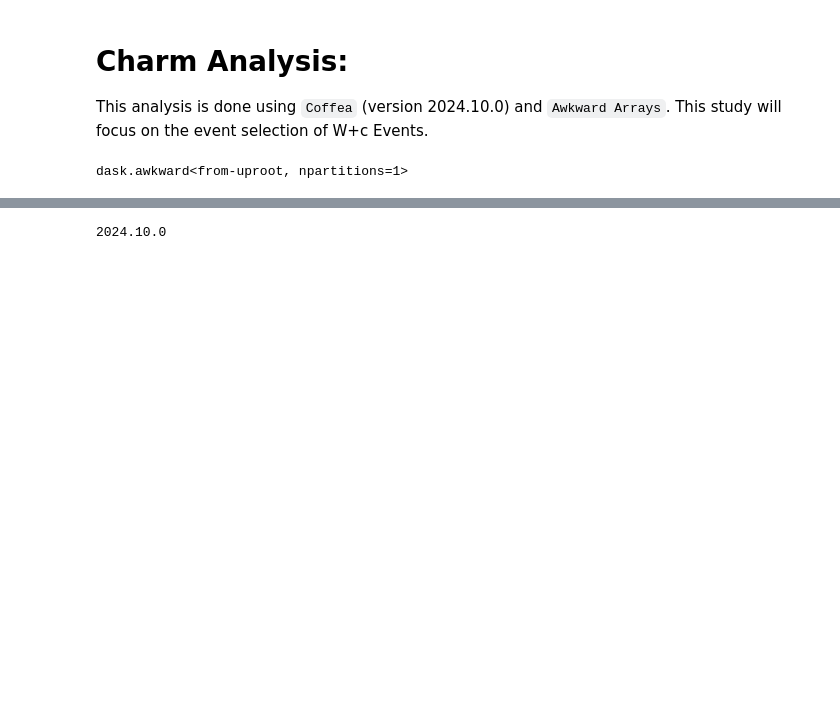
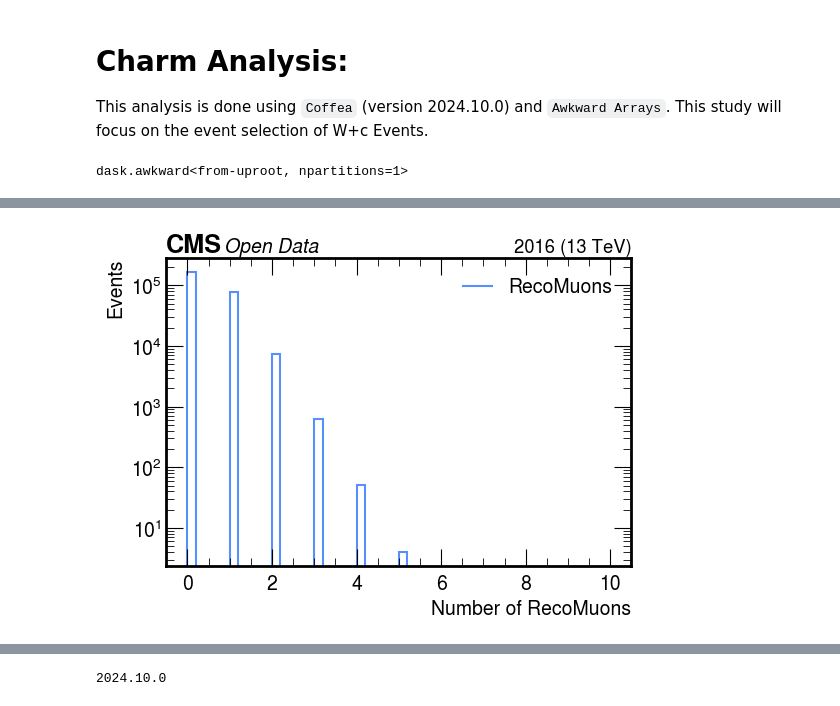
Before and after one commit to xondikoi03/charmTaggingAnalysis, a Jupyter notebook: Coffea/notebooks/charmAnalysis.ipynb, the cells around one changed output, grey strips where cells are left out. Drawn from its saved outputs; the diff is of its cells as text; code cells hidden in the pictures; blank space fills up the shorter version.

```diff
--- a/Coffea/notebooks/charmAnalysis.ipynb
+++ b/Coffea/notebooks/charmAnalysis.ipynb
@@ -203,0 +90,14 @@ make_hist(
+# %%
+# Number of Muons before any Selection cuts:
+nRecoMuons = dak.num(RecoMuons.pt)
+make_hist(
+    nRecoMuons,
+    50, 0, 10,
+    "Number of RecoMuons",
+    "Events",
+    "RecoMuons",
+    fname="Plots/nRecoMuons_woCuts.png",
+    logy=True
+)
+# %% [output]
+[figure, added]
```
Also changed, not shown: parts of 11 cells of this notebook, 5 other files.
